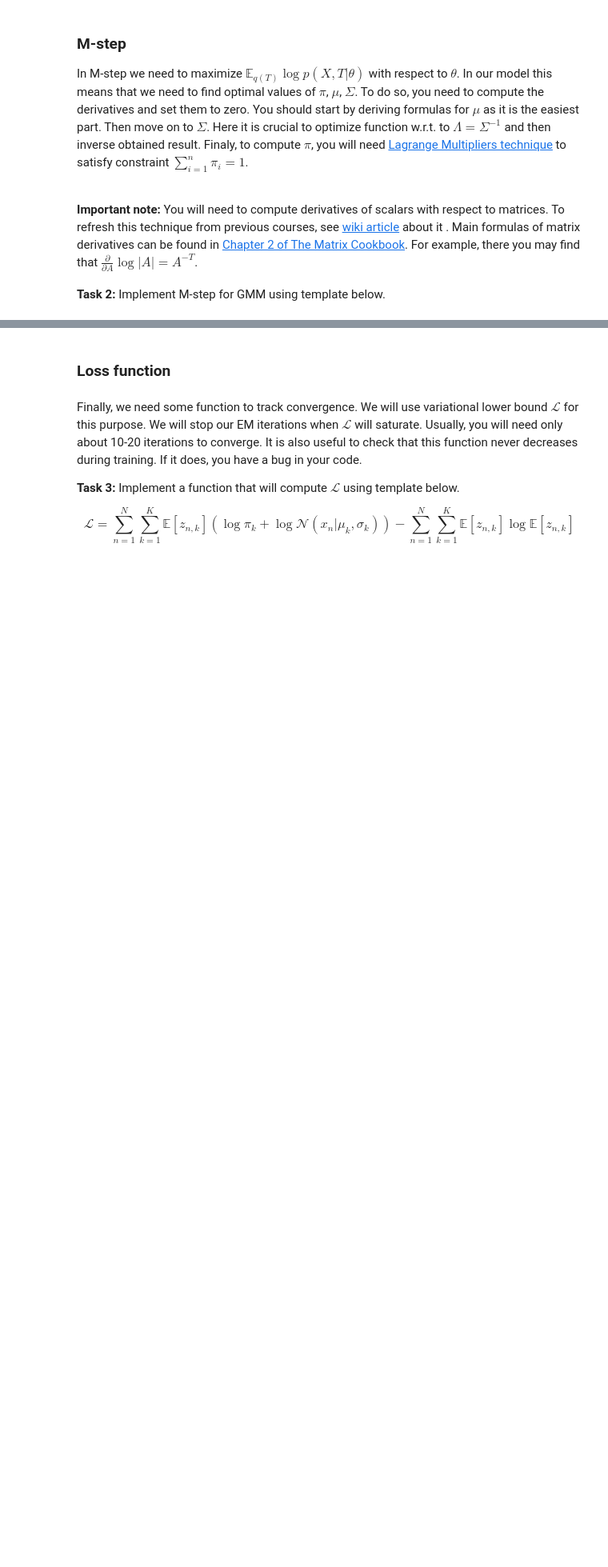
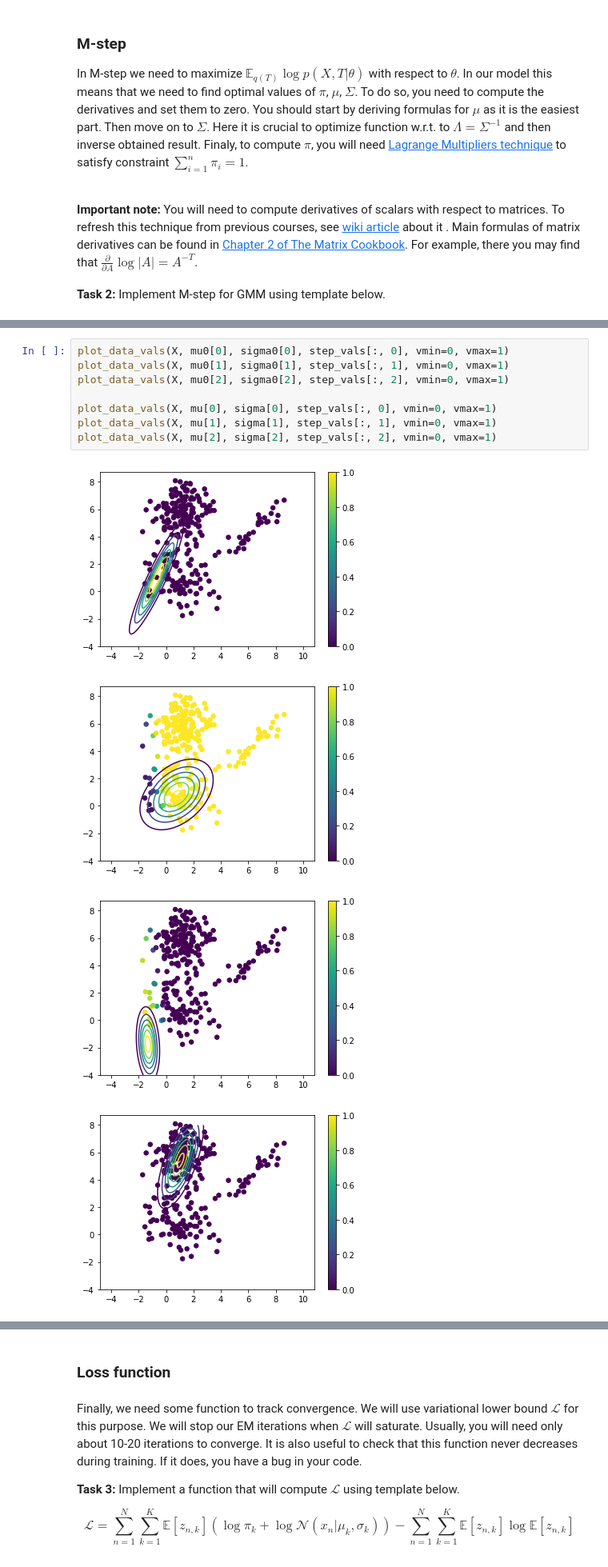
Before and after one commit to wesen/bayesian-methods, a Jupyter notebook: Week 2/Coursera-BMML_-week-2.ipynb, the cells around one changed output, grey strips where cells are left out. Shown: that part at 80% size. Cells and saved outputs as stored; diff of their text form; blank space fills up the shorter version.

```diff
--- a/Week 2/Coursera-BMML_-week-2.ipynb
+++ b/Week 2/Coursera-BMML_-week-2.ipynb
@@ -319,0 +383,13 @@ Current answer for task 1.2 (M-step: pi) is: 0.60661789514
+# %%
+plot_data_vals(X, mu0[0], sigma0[0], step_vals[:, 0], vmin=0, vmax=1)
+plot_data_vals(X, mu0[1], sigma0[1], step_vals[:, 1], vmin=0, vmax=1)
+plot_data_vals(X, mu0[2], sigma0[2], step_vals[:, 2], vmin=0, vmax=1)
+
+plot_data_vals(X, mu[0], sigma[0], step_vals[:, 0], vmin=0, vmax=1)
+plot_data_vals(X, mu[1], sigma[1], step_vals[:, 1], vmin=0, vmax=1)
+plot_data_vals(X, mu[2], sigma[2], step_vals[:, 2], vmin=0, vmax=1)
+# %% [output]
+[figure, added]
+[figure, added]
+[figure, added]
+[figure, added]
```
Also changed, not shown: parts of 16 cells of this notebook.
